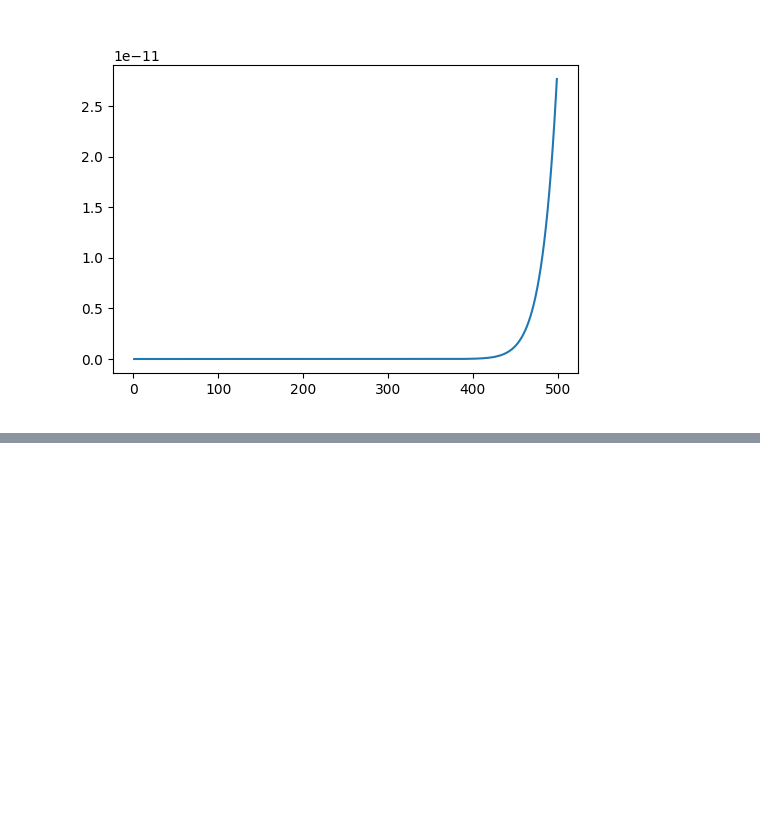
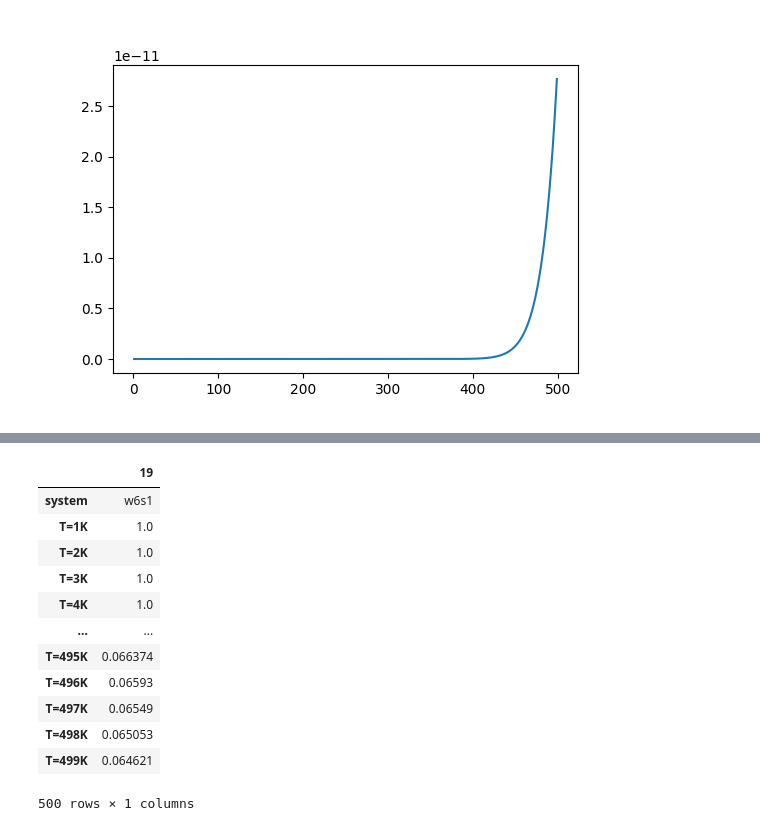
Before and after one commit to AndyDanian/ThermoChemistry, a Jupyter notebook: jupyter/thermo_hgw.ipynb, the cells around one changed output, grey strips where cells are left out. Saved outputs shown, nothing was run; the diff lists cells and outputs as text; code cells hidden in the pictures; blank space fills up the shorter version.

```diff
--- a/jupyter/thermo_hgw.ipynb
+++ b/jupyter/thermo_hgw.ipynb
@@ -375,0 +602,26 @@ ax.plot(thermochemical_results['T[K]'], relative_population)
+# %%
+temp = np.arange(initital_temperature, final_temperature, step_temperature)
+
+# df_relative_population_delta_G[df_relative_population_delta_G["system"].str.startswith("w6s1")]
+df_relative_population_delta_G[
+    df_relative_population_delta_G["system"] == "w6s1"
+].T
+
+# .plot(
+#     x=temp,
+#     y=
+# )
+# %% [output]
+|  | 19 |
+| system | w6s1 |
+| T=1K | 1.0 |
+| T=2K | 1.0 |
+| T=3K | 1.0 |
+| T=4K | 1.0 |
+| ... | ... |
+| T=495K | 0.066374 |
+| T=496K | 0.06593 |
+| T=497K | 0.06549 |
+| T=498K | 0.065053 |
+| T=499K | 0.064621 |
+500 rows × 1 columns
```
Also changed, not shown: parts of 22 cells of this notebook.
